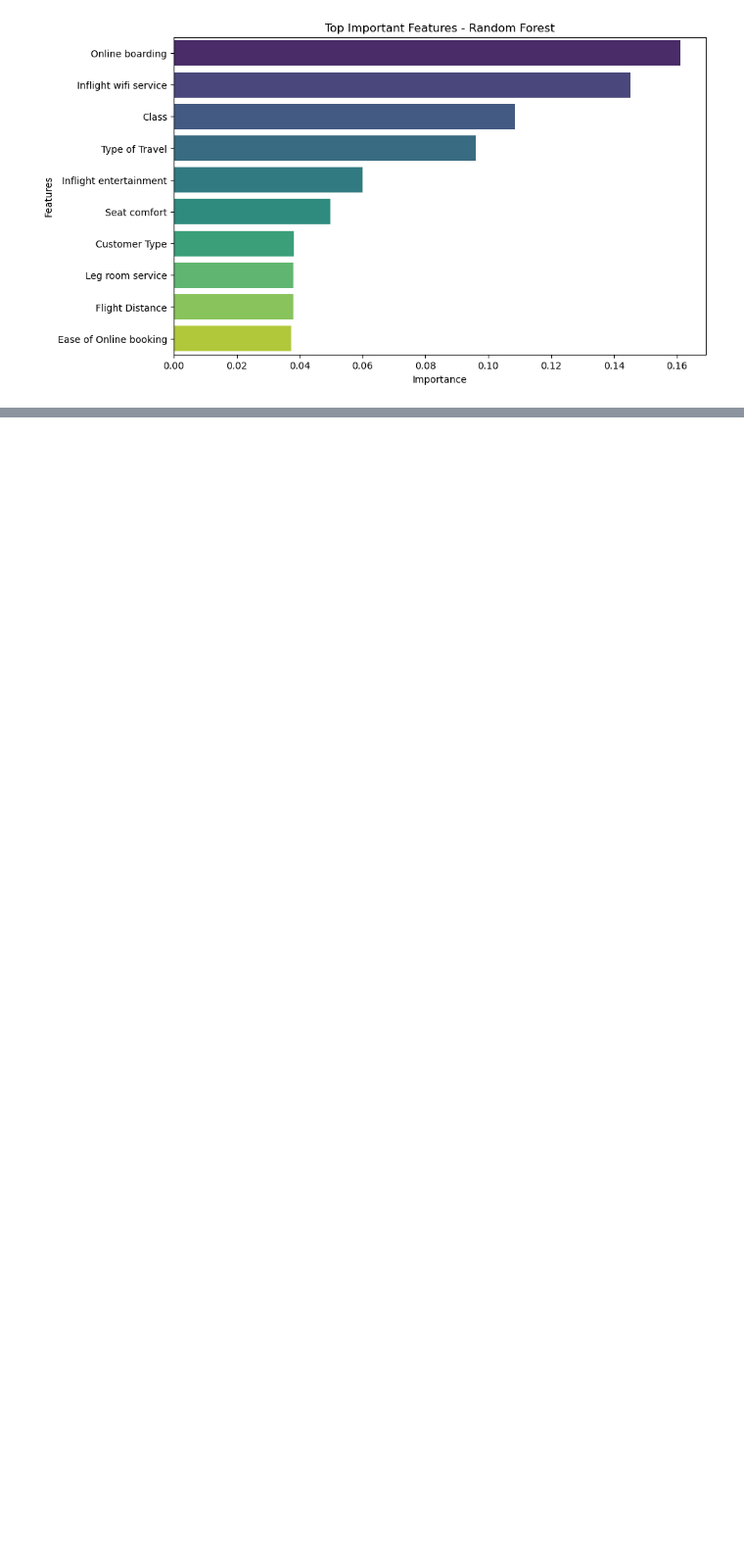
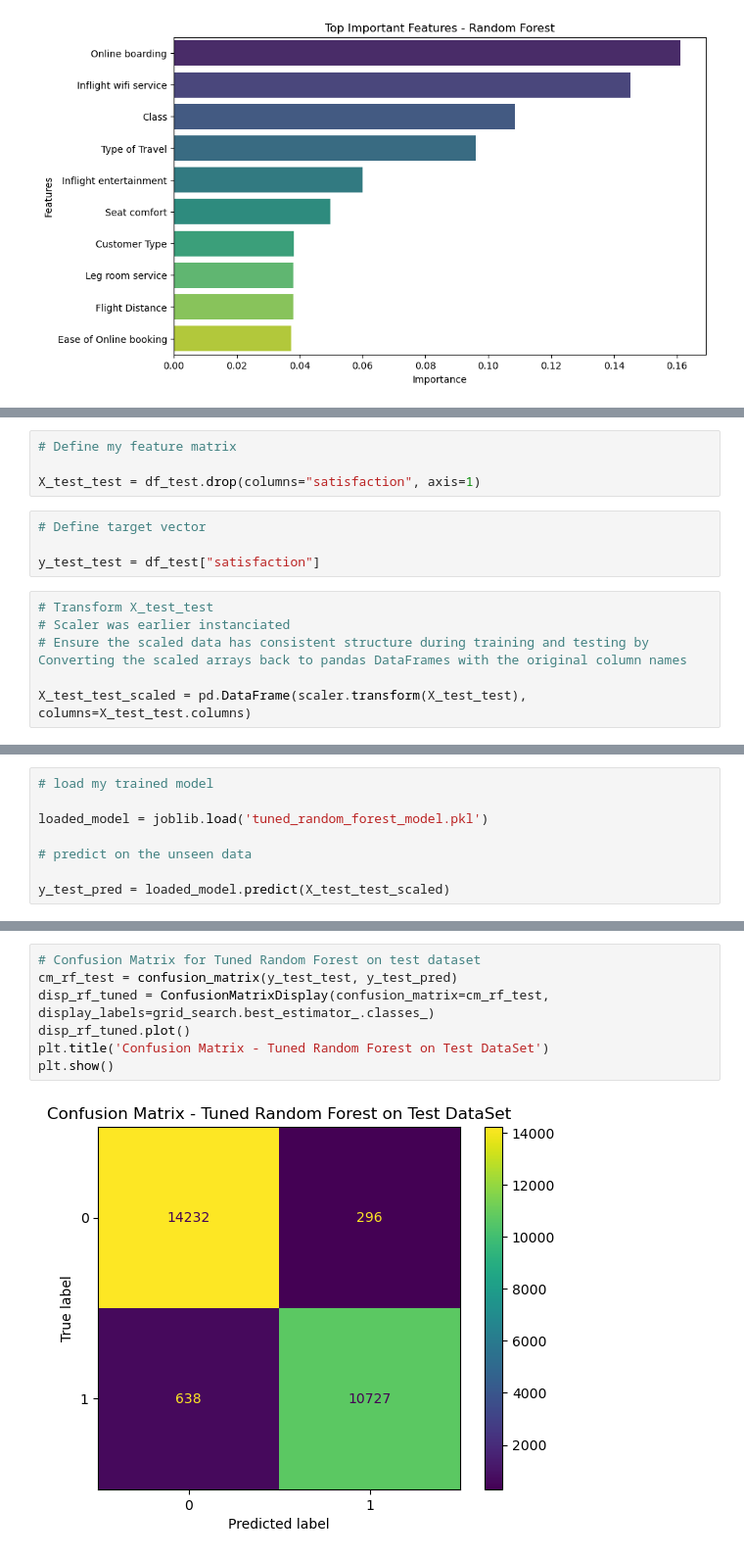
Before and after one commit to Daniel-Muruthi/airline-passenger-satisfaction, a Jupyter notebook: index.ipynb, the cells around one changed output, grey strips where cells are left out. Shown: that part at 98% size. Cells and saved outputs as stored; diff of their text form; blank space fills up the shorter version.

Commit message:
Testing my model on unseen data

```diff
--- a/index.ipynb
+++ b/index.ipynb
@@ -520,0 +694,14 @@ plt.show();
+# %%
+# Define my feature matrix
+
+X_test_test = df_test.drop(columns="satisfaction", axis=1)
+# %%
+# Define target vector
+
+y_test_test = df_test["satisfaction"]
+# %%
+# Transform X_test_test
+# Scaler was earlier instanciated
+# Ensure the scaled data has consistent structure during training and testing by Converting the scaled arrays back to pandas DataFrames with the original column names
+
+X_test_test_scaled = pd.DataFrame(scaler.transform(X_test_test), columns=X_test_test.columns)
@@ -520,0 +710,8 @@ plt.show();
+# %%
+# load my trained model
+
+loaded_model = joblib.load('tuned_random_forest_model.pkl')
+
+# predict on the unseen data
+
+y_test_pred = loaded_model.predict(X_test_test_scaled)
@@ -520,0 +731,9 @@ plt.show();
+# %%
+# Confusion Matrix for Tuned Random Forest on test dataset
+cm_rf_test = confusion_matrix(y_test_test, y_test_pred)
+disp_rf_tuned = ConfusionMatrixDisplay(confusion_matrix=cm_rf_test, display_labels=grid_search.best_estimator_.classes_)
+disp_rf_tuned.plot()
+plt.title('Confusion Matrix - Tuned Random Forest on Test DataSet')
+plt.show()
+# %% [output]
+[figure, added]
```
Also changed, not shown: parts of 21 cells of this notebook, 2 other files.
